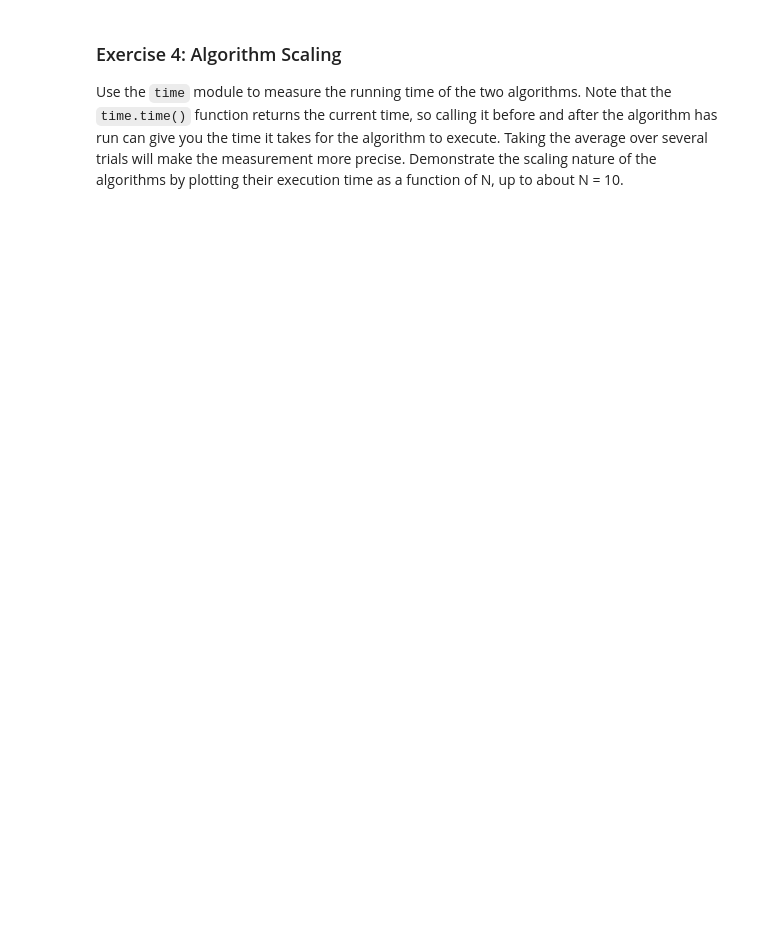
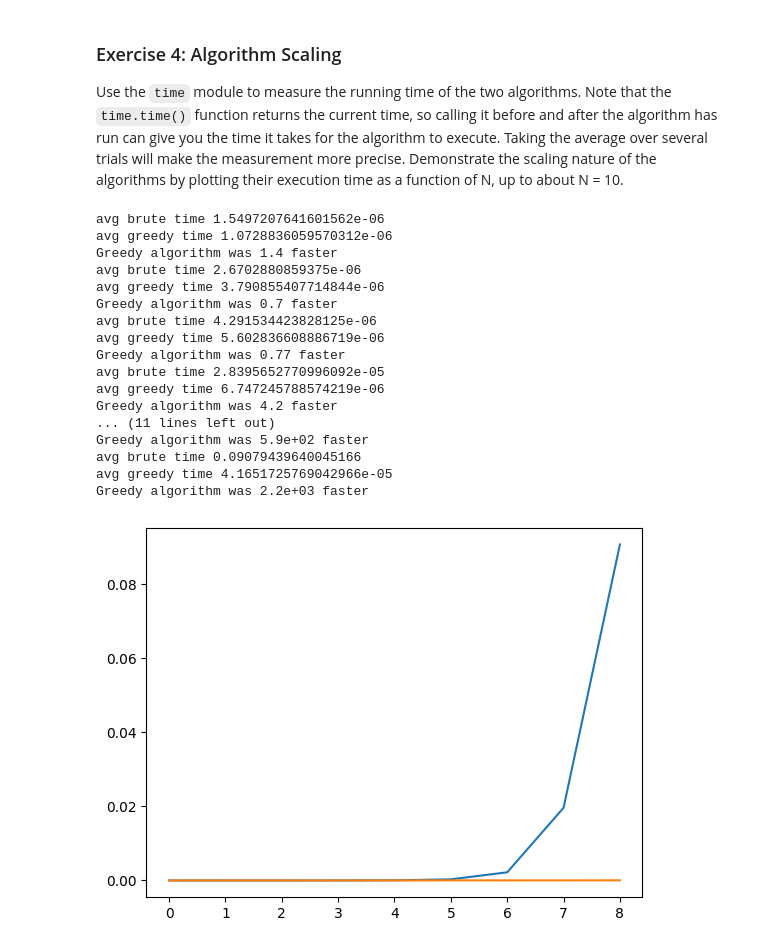
Before and after one commit to Hamilton-at-CapU/comp215, a Jupyter notebook: labs/lab05_scaling.ipynb, the cells around one changed output. Saved outputs shown, nothing was run; the diff lists cells and outputs as text; code cells hidden in the pictures; blank space fills up the shorter version.

```diff
--- a/labs/lab05_scaling.ipynb
+++ b/labs/lab05_scaling.ipynb
@@ -242,0 +260,68 @@ def run_scaling():
+# %%
+# Ex 4: your code here
+
+def profile_brute(city_map: dict[str, tuple[int, int]]):
+    time_start = time.time()
+
+    brute_tsm(city_map)
+
+    time_end = time.time() - time_start
+    return time_end
+
+def profile_greedy(city_map: dict[str, tuple[int, int]]):
+    time_start = time.time()
+
+    greedy_tsm(city_map)
+
+    time_end = time.time() - time_start
+    return time_end
+
+def profile_algos(graph_size: int = 10):
+
+    total_brute_time = 0
+    total_greedy_time = 0
+
+    avg_iters = 10
+
+    for _ in range(avg_iters):
+        city_map = setup_map(graph_size)
+
+        total_brute_time += profile_brute(city_map)
+        total_greedy_time += profile_greedy(city_map)
+
+    avg_brute_time = total_brute_time / avg_iters
+    avg_greedy_time = total_greedy_time / avg_iters
+
+    print(f"avg brute time {avg_brute_time}")
+    print(f"avg greedy time {avg_greedy_time}")
+
+    print(f"Greedy algorithm was {avg_brute_time / avg_greedy_time:.2} faster")
+
+    return (avg_brute_time, avg_greedy_time)
+
+def profile_graph_scaling():
+    times = [profile_algos(i) for i in range(1, 10)]
+
+    plt.plot(times)
+
+
+profile_graph_scaling()
+# %% [output]
+avg brute time 1.5497207641601562e-06
+avg greedy time 1.0728836059570312e-06
+Greedy algorithm was 1.4 faster
+avg brute time 2.6702880859375e-06
+avg greedy time 3.790855407714844e-06
+Greedy algorithm was 0.7 faster
+avg brute time 4.291534423828125e-06
+avg greedy time 5.602836608886719e-06
+Greedy algorithm was 0.77 faster
+avg brute time 2.8395652770996092e-05
+avg greedy time 6.747245788574219e-06
+Greedy algorithm was 4.2 faster
+... (11 lines left out)
+Greedy algorithm was 5.9e+02 faster
+avg brute time 0.09079439640045166
+avg greedy time 4.1651725769042966e-05
+Greedy algorithm was 2.2e+03 faster
+[figure, added]
```
Also changed, not shown: parts of 6 cells of this notebook.
